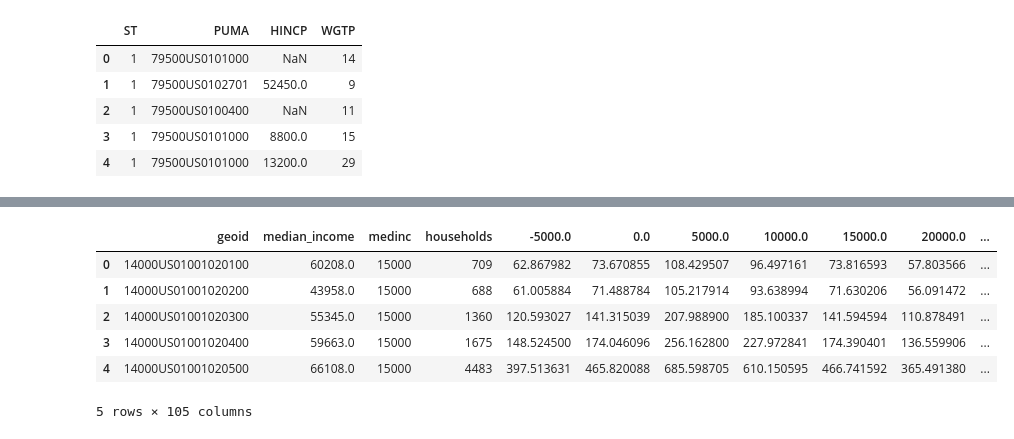
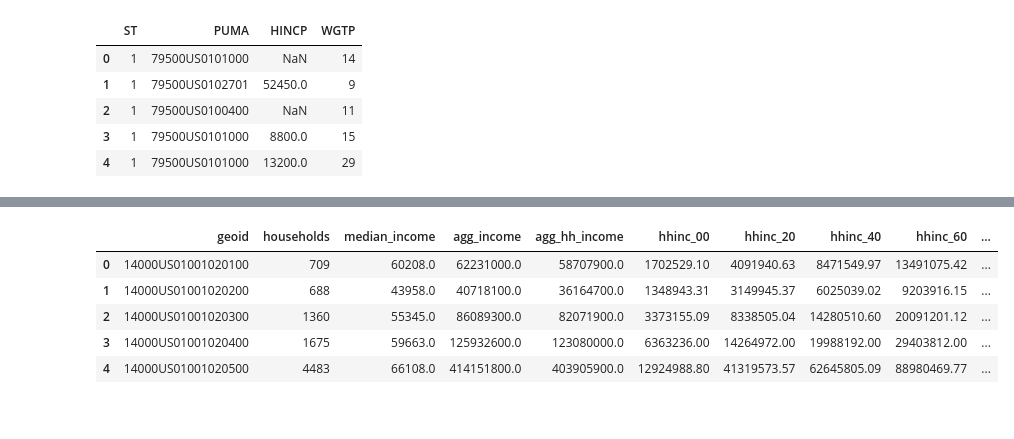
Before and after one commit to metatab-packages/civicknowledge.com-income_dist-tract, a Jupyter notebook: notebooks/Extract.ipynb, the cells around one changed output, grey strips where cells are left out. Saved outputs shown, nothing was run; the diff lists cells and outputs as text; code cells hidden in the pictures.

```diff
--- a/notebooks/Extract.ipynb
+++ b/notebooks/Extract.ipynb
@@ -85,0 +106,18 @@ else:
+# %%
+col_map = {
+ 'b11001_001': 'households',
+ 'b19013_001': 'median_income',
+ 'b19313_001': 'agg_income',
+ 'b19025_001': 'agg_hh_income',
+ 'b19082_001': 'hhinc_00',
+ 'b19082_002': 'hhinc_20',
+ 'b19082_003': 'hhinc_40',
+ 'b19082_004': 'hhinc_60',
+ 'b19082_005': 'hhinc_80',
+ 'b19082_006': 'hhinc_95'
+
+}
+
+t = hh.merge(mi, on='geoid').merge(agg, on='geoid').merge(agg_hh, on='geoid').merge(abq, on='geoid')
+
+census = t[ ['geoid']+list(col_map.keys())].rename(columns=col_map)
@@ -86,3 +136,8 @@ else:
+# %%
+# Convert the percentages of total income that each quantile has to the
+# income in that quantile.
+quant_cols = [c for c in census if c.startswith('hhinc')]
+census.loc[:,quant_cols] = (census.loc[:,quant_cols]/100).multiply(census.agg_hh_income, axis=0)
 # %%
 # This may not be the correct weighting -- maybe
 # The weights are only vild within the PUMA?
@@ -145,18 +200,13 @@ medinc_bins.sort_index(level=['medinc', ]).head(10)
 mi_max = max(medinc_bins.index)
 mi_min = min(medinc_bins.index)
 # %%
-mi['medinc'] = (mi.median_income/step).clip(mi_min, mi_max).round().fillna(0).astype(int)
-
-t = mi.merge(hh).merge(medinc_bins.reset_index())
-
-t.loc[:,-5000:]= t.loc[:,-5000:].multiply(t.households, axis=0)
-t.head()
+census['medinc'] = (census.median_income/step).clip(mi_min, mi_max).round().fillna(0).astype(int)
+census.head()
 # %% [output]
-|  | geoid | median_income | medinc | households | -5000.0 | 0.0 | 5000.0 | 10000.0 | 15000.0 | 20000.0 | ... |
-| 0 | 14000US01001020100 | 60208.0 | 15000 | 709 | 62.867982 | 73.670855 | 108.429507 | 96.497161 | 73.816593 | 57.803566 | ... |
-| 1 | 14000US01001020200 | 43958.0 | 15000 | 688 | 61.005884 | 71.488784 | 105.217914 | 93.638994 | 71.630206 | 56.091472 | ... |
-| 2 | 14000US01001020300 | 55345.0 | 15000 | 1360 | 120.593027 | 141.315039 | 207.988900 | 185.100337 | 141.594594 | 110.878491 | ... |
-| 3 | 14000US01001020400 | 59663.0 | 15000 | 1675 | 148.524500 | 174.046096 | 256.162800 | 227.972841 | 174.390401 | 136.559906 | ... |
-| 4 | 14000US01001020500 | 66108.0 | 15000 | 4483 | 397.513631 | 465.820088 | 685.598705 | 610.150595 | 466.741592 | 365.491380 | ... |
+|  | geoid | households | median_income | agg_income | agg_hh_income | hhinc_00 | hhinc_20 | hhinc_40 | hhinc_60 | ... |
+| 0 | 14000US01001020100 | 709 | 60208.0 | 62231000.0 | 58707900.0 | 1702529.10 | 4091940.63 | 8471549.97 | 13491075.42 | ... |
+| 1 | 14000US01001020200 | 688 | 43958.0 | 40718100.0 | 36164700.0 | 1348943.31 | 3149945.37 | 6025039.02 | 9203916.15 | ... |
+| 2 | 14000US01001020300 | 1360 | 55345.0 | 86089300.0 | 82071900.0 | 3373155.09 | 8338505.04 | 14280510.60 | 20091201.12 | ... |
+| 3 | 14000US01001020400 | 1675 | 59663.0 | 125932600.0 | 123080000.0 | 6363236.00 | 14264972.00 | 19988192.00 | 29403812.00 | ... |
+| 4 | 14000US01001020500 | 4483 | 66108.0 | 414151800.0 | 403905900.0 | 12924988.80 | 41319573.57 | 62645805.09 | 88980469.77 | ... |
-5 rows × 105 columns
 # %%
```
Also changed, not shown: parts of 13 cells of this notebook, 1 other file.
